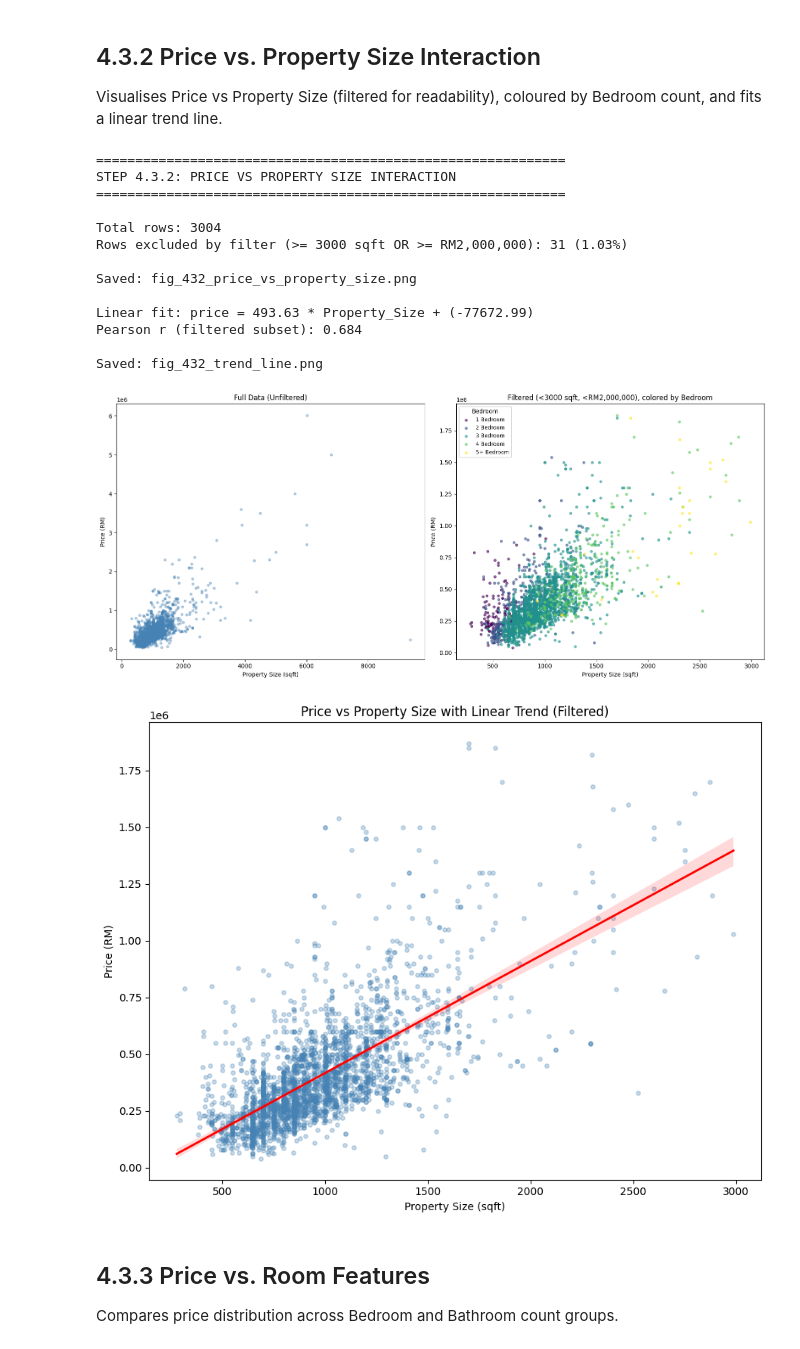
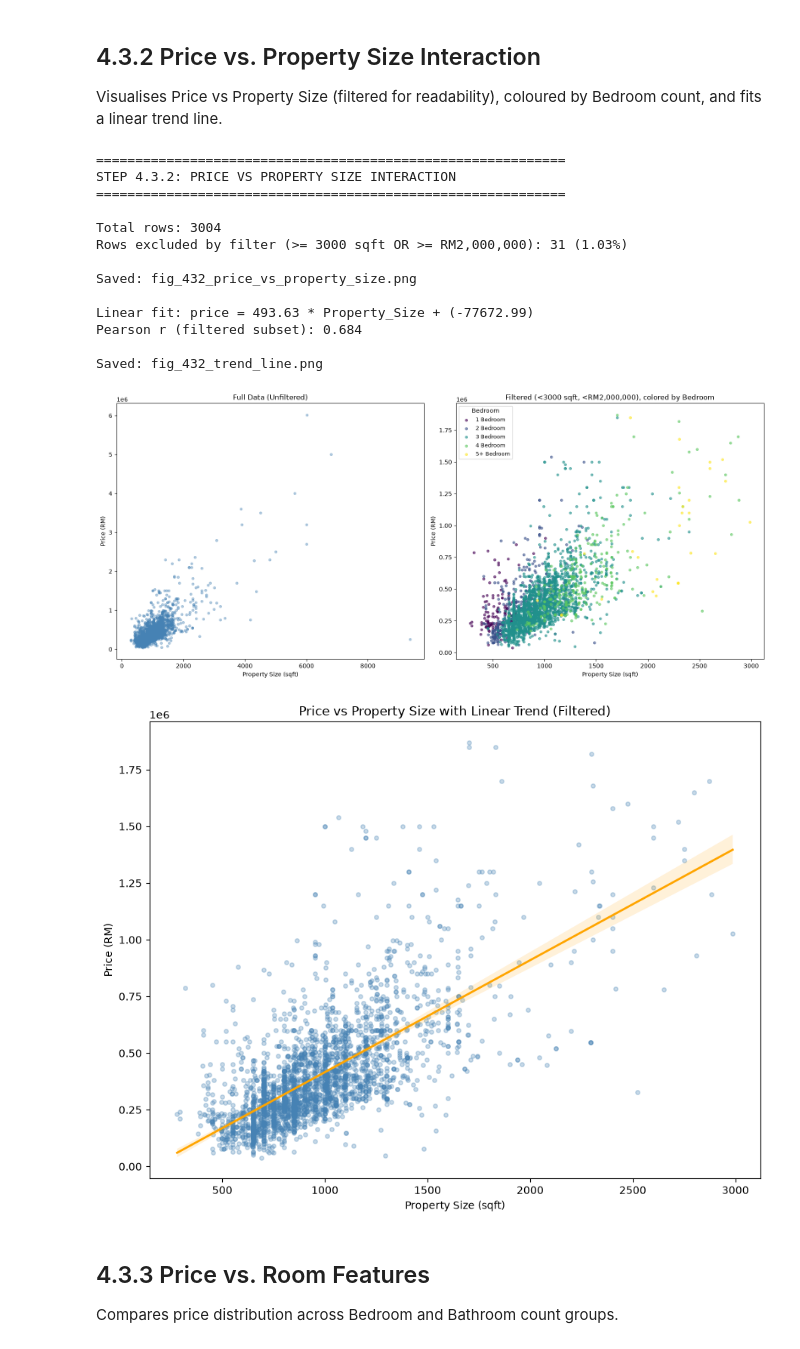
Before and after one commit to Lowzh5/Malaysian-Condominium-Prices-Data, a Jupyter notebook: src/eda.ipynb, the cells around one changed output. Saved outputs shown, nothing was run; the diff lists cells and outputs as text; code cells hidden in the pictures.

```diff
--- a/src/eda.ipynb
+++ b/src/eda.ipynb
@@ -755,35 +761,35 @@ r_value = filtered['Property Size'].corr(filtered['price'])
 
 print(f"\nLinear fit: price = {slope:.2f} * Property_Size + ({intercept:.2f})")
 print(f"Pearson r (filtered subset): {r_value:.3f}")
 
 fig, ax = plt.subplots(figsize=(9, 7))
 sns.regplot(data=filtered, x='Property Size', y='price',
             scatter_kws={'alpha': 0.3, 's': 15, 'color': 'steelblue'},
-            line_kws={'color': 'red', 'linewidth': 2},
+            line_kws={'color': 'orange', 'linewidth': 2},
             ax=ax)
 ax.set_title("Price vs Property Size with Linear Trend (Filtered)")
 ax.set_xlabel("Property Size (sqft)")
 ax.set_ylabel("Price (RM)")
 plt.tight_layout()
 plt.savefig(os.path.join(EDA_DIR, "fig_432_trend_line.png"), dpi=150, bbox_inches="tight")
 
 print(f"\nSaved: fig_432_trend_line.png")
 # %% [output]
 ============================================================
 STEP 4.3.2: PRICE VS PROPERTY SIZE INTERACTION
 ============================================================
 
 Total rows: 3004
 Rows excluded by filter (>= 3000 sqft OR >= RM2,000,000): 31 (1.03%)
 
 Saved: fig_432_price_vs_property_size.png
 
 Linear fit: price = 493.63 * Property_Size + (-77672.99)
 Pearson r (filtered subset): 0.684
 
 Saved: fig_432_trend_line.png
 [figure]
-[figure, old version]
+[figure, new version]
 # %% [markdown]
 ## 4.3.3 Price vs. Room Features
 
```
Also changed, not shown: parts of 11 cells of this notebook, 1 other file.
